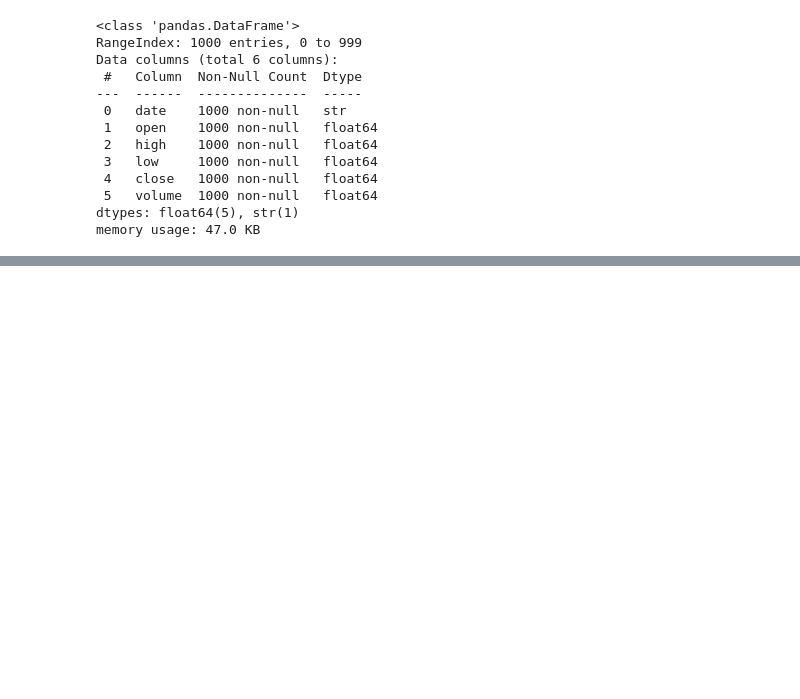
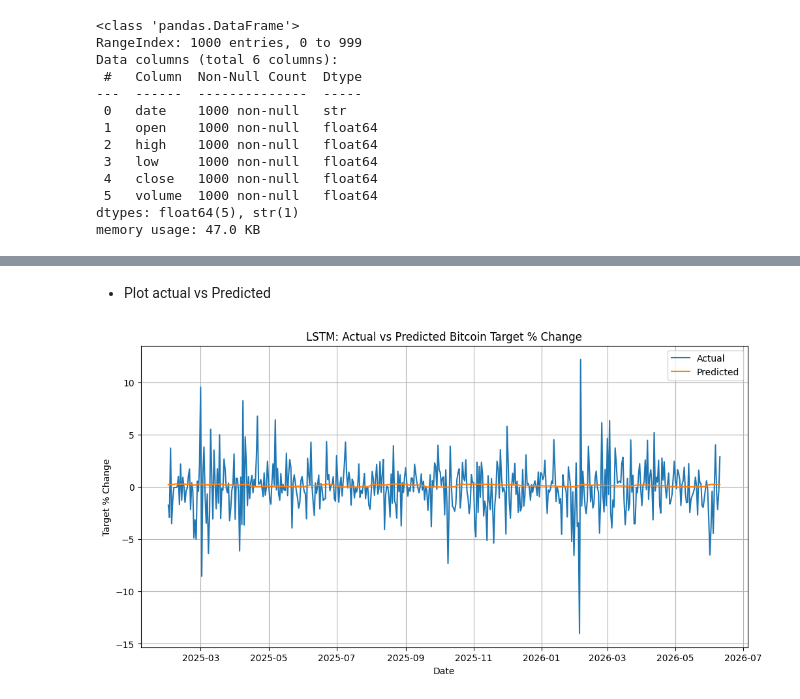
Before and after one commit to rajibulislam1/Financial_Market_Crypto, a Jupyter notebook: models/LSTM_pattern.ipynb, the cells around one changed output, grey strips where cells are left out. Saved outputs shown, nothing was run; the diff lists cells and outputs as text; code cells hidden in the pictures; blank space fills up the shorter version.

Commit message:
LSTM Model

```diff
--- a/models/LSTM_pattern.ipynb
+++ b/models/LSTM_pattern.ipynb
@@ -30,0 +497,10 @@ memory usage: 47.0 KB
+# %%
+def create_sequences(X_data, y_data, lookback=30):
+    X_seq = []
+    y_seq = []
+
+    for i in range(lookback, len(X_data)):
+        X_seq.append(X_data[i-lookback:i])
+        y_seq.append(y_data.iloc[i])
+
+    return np.array(X_seq), np.array(y_seq)
@@ -30,0 +612,11 @@ memory usage: 47.0 KB
+# %%
+y_pred_lstm = model.predict(X_test_seq).flatten()
+
+mae = mean_absolute_error(y_test_seq, y_pred_lstm)
+rmse = np.sqrt(mean_squared_error(y_test_seq, y_pred_lstm))
+r2 = r2_score(y_test_seq, y_pred_lstm)
+
+print("LSTM Regression Results")
+print("MAE:", mae)
+print("RMSE:", rmse)
+print("R2:", r2)
@@ -30,0 +631,10 @@ memory usage: 47.0 KB
+# %%
+comparison_lstm = pd.DataFrame({
+    "actual": y_test_seq,
+    "predicted": y_pred_lstm
+}, index=y_test.index[lookback:])
+
+comparison_lstm["error"] = comparison_lstm["actual"] - comparison_lstm["predicted"]
+comparison_lstm["abs_error"] = comparison_lstm["error"].abs()
+
+print(comparison_lstm.head(20))
@@ -30,0 +659,18 @@ memory usage: 47.0 KB
+# %% [markdown]
+* Plot actual vs Predicted
+# %%
+import matplotlib.pyplot as plt
+
+plt.figure(figsize=(12, 6))
+
+plt.plot(comparison_lstm.index, comparison_lstm["actual"], label="Actual")
+plt.plot(comparison_lstm.index, comparison_lstm["predicted"], label="Predicted")
+
+plt.title("LSTM: Actual vs Predicted Bitcoin Target % Change")
+plt.xlabel("Date")
+plt.ylabel("Target % Change")
+plt.legend()
+plt.grid(True)
+plt.show()
+# %% [output]
+[figure, added]
```
Also changed, not shown: parts of 46 cells of this notebook.
